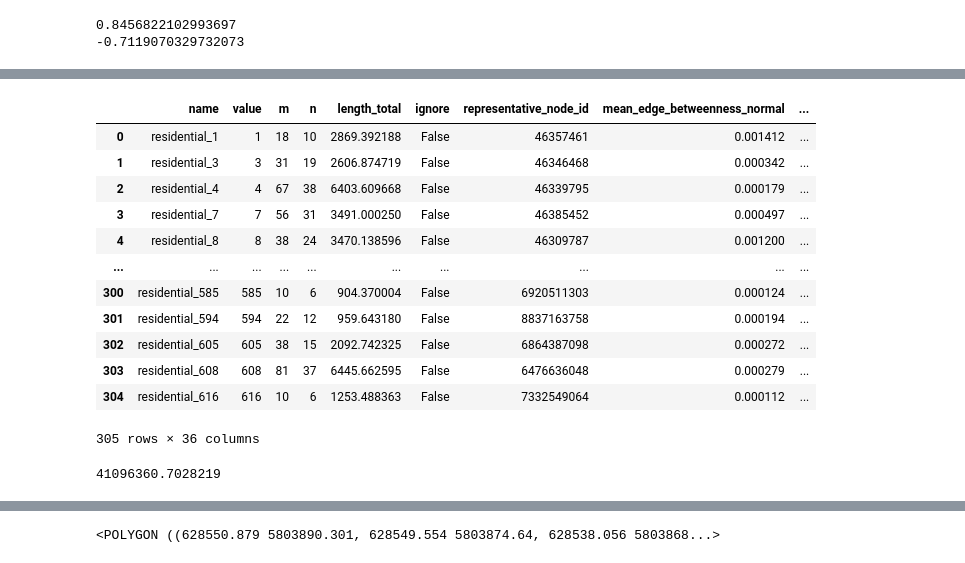
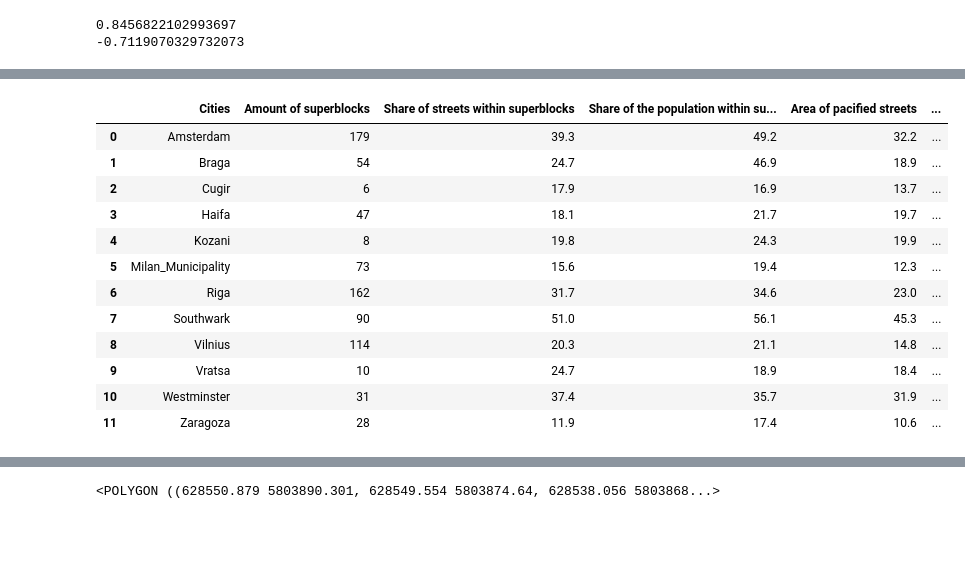
Before and after one commit to csebastiao/JS_superblockify, a Jupyter notebook: notebooks/city_partners_explore_results.ipynb, the cells around one changed output, grey strips where cells are left out. Drawn from its saved outputs; the diff is of its cells as text; code cells hidden in the pictures; blank space fills up the shorter version.

```diff
--- a/notebooks/city_partners_explore_results.ipynb
+++ b/notebooks/city_partners_explore_results.ipynb
@@ -85,24 +65,19 @@ df
 # %%
-df = pd.read_json(
-    "../data/processed/city_partners_public/graphs_SB/Amsterdam/sb_results/Amsterdam_residential/filt_partitions.json"
+df_bet_filt = pd.read_json(
+    "../data/processed/city_partners_public/results_cities_betweenness_filt.json"
 )
+df_bet_filt
+# %% [output]
+|  | Cities | Amount of superblocks | Share of streets within superblocks | Share of the population within su... | Area of pacified streets | ... |
+| 0 | Amsterdam | 179 | 39.3 | 49.2 | 32.2 | ... |
+| 1 | Braga | 54 | 24.7 | 46.9 | 18.9 | ... |
+| 2 | Cugir | 6 | 17.9 | 16.9 | 13.7 | ... |
+| 3 | Haifa | 47 | 18.1 | 21.7 | 19.7 | ... |
+| 4 | Kozani | 8 | 19.8 | 24.3 | 19.9 | ... |
+| 5 | Milan_Municipality | 73 | 15.6 | 19.4 | 12.3 | ... |
+| 6 | Riga | 162 | 31.7 | 34.6 | 23.0 | ... |
+| 7 | Southwark | 90 | 51.0 | 56.1 | 45.3 | ... |
+| 8 | Vilnius | 114 | 20.3 | 21.1 | 14.8 | ... |
+| 9 | Vratsa | 10 | 24.7 | 18.9 | 18.4 | ... |
+| 10 | Westminster | 31 | 37.4 | 35.7 | 31.9 | ... |
+| 11 | Zaragoza | 28 | 11.9 | 17.4 | 10.6 | ... |
-# %%
-df
-# %% [output]
-|  | name | value | m | n | length_total | ignore | representative_node_id | mean_edge_betweenness_normal | ... |
-| 0 | residential_1 | 1 | 18 | 10 | 2869.392188 | False | 46357461 | 0.001412 | ... |
-| 1 | residential_3 | 3 | 31 | 19 | 2606.874719 | False | 46346468 | 0.000342 | ... |
-| 2 | residential_4 | 4 | 67 | 38 | 6403.609668 | False | 46339795 | 0.000179 | ... |
-| 3 | residential_7 | 7 | 56 | 31 | 3491.000250 | False | 46385452 | 0.000497 | ... |
-| 4 | residential_8 | 8 | 38 | 24 | 3470.138596 | False | 46309787 | 0.001200 | ... |
-| ... | ... | ... | ... | ... | ... | ... | ... | ... | ... |
-| 300 | residential_585 | 585 | 10 | 6 | 904.370004 | False | 6920511303 | 0.000124 | ... |
-| 301 | residential_594 | 594 | 22 | 12 | 959.643180 | False | 8837163758 | 0.000194 | ... |
-| 302 | residential_605 | 605 | 38 | 15 | 2092.742325 | False | 6864387098 | 0.000272 | ... |
-| 303 | residential_608 | 608 | 81 | 37 | 6445.662595 | False | 6476636048 | 0.000279 | ... |
-| 304 | residential_616 | 616 | 10 | 6 | 1253.488363 | False | 7332549064 | 0.000112 | ... |
-305 rows × 36 columns
-# %%
-sum(df["area"])
-# %% [output]
-41096360.7028219
```
Also changed, not shown: parts of 19 cells of this notebook, 6 other files.
